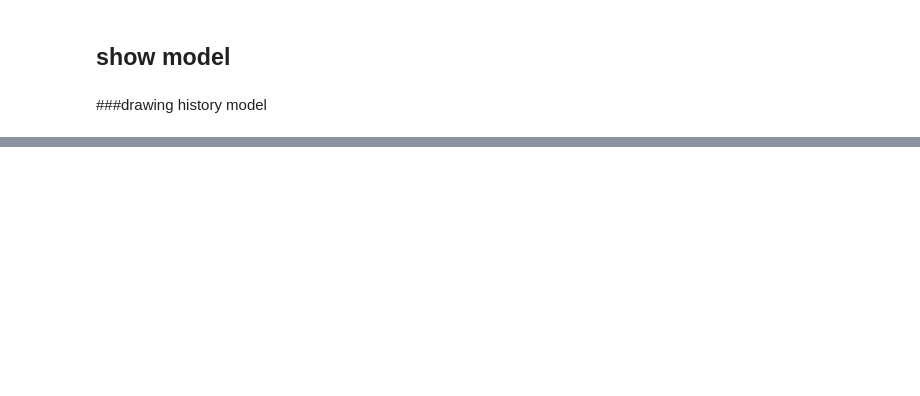
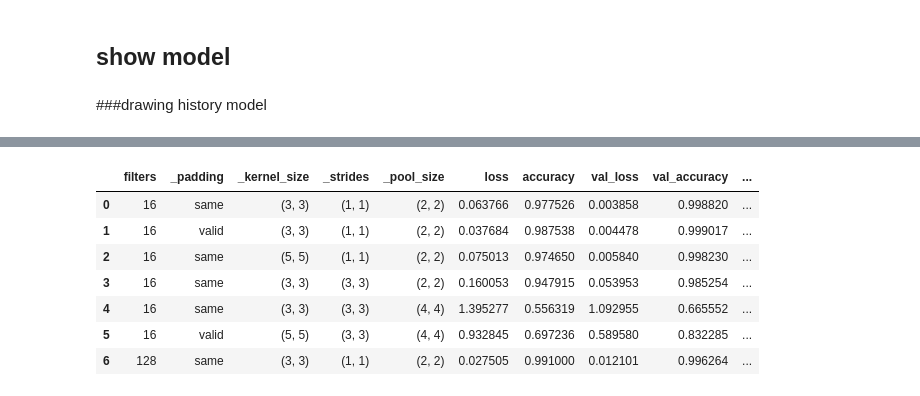
Before and after one commit to yojulab/knou_study_machinglearning, a Jupyter notebook: codes/sanghunoh/reports/Term_2_CNN_MPIE_results.ipynb, the cells around one changed output, grey strips where cells are left out. Saved outputs shown, nothing was run; the diff lists cells and outputs as text; code cells hidden in the pictures; blank space fills up the shorter version.

```diff
--- a/codes/sanghunoh/reports/Term_2_CNN_MPIE_results.ipynb
+++ b/codes/sanghunoh/reports/Term_2_CNN_MPIE_results.ipynb
@@ -136,0 +243,15 @@ Training Time : 203.624 sec
+# %%
+column_name = list(params.keys())+list(history.history.keys())+['training_time']+list(history.params.keys())
+# print(column_name, len(column_name))
+import pandas as pd
+result_pf = pd.DataFrame(data=result_list, columns=column_name)
+result_pf
+# %% [output]
+|  | filters | _padding | _kernel_size | _strides | _pool_size | loss | accuracy | val_loss | val_accuracy | ... |
+| 0 | 16 | same | (3, 3) | (1, 1) | (2, 2) | 0.063766 | 0.977526 | 0.003858 | 0.998820 | ... |
+| 1 | 16 | valid | (3, 3) | (1, 1) | (2, 2) | 0.037684 | 0.987538 | 0.004478 | 0.999017 | ... |
+| 2 | 16 | same | (5, 5) | (1, 1) | (2, 2) | 0.075013 | 0.974650 | 0.005840 | 0.998230 | ... |
+| 3 | 16 | same | (3, 3) | (3, 3) | (2, 2) | 0.160053 | 0.947915 | 0.053953 | 0.985254 | ... |
+| 4 | 16 | same | (3, 3) | (3, 3) | (4, 4) | 1.395277 | 0.556319 | 1.092955 | 0.665552 | ... |
+| 5 | 16 | valid | (5, 5) | (3, 3) | (4, 4) | 0.932845 | 0.697236 | 0.589580 | 0.832285 | ... |
+| 6 | 128 | same | (3, 3) | (1, 1) | (2, 2) | 0.027505 | 0.991000 | 0.012101 | 0.996264 | ... |
```
Also changed, not shown: parts of 14 cells of this notebook.
